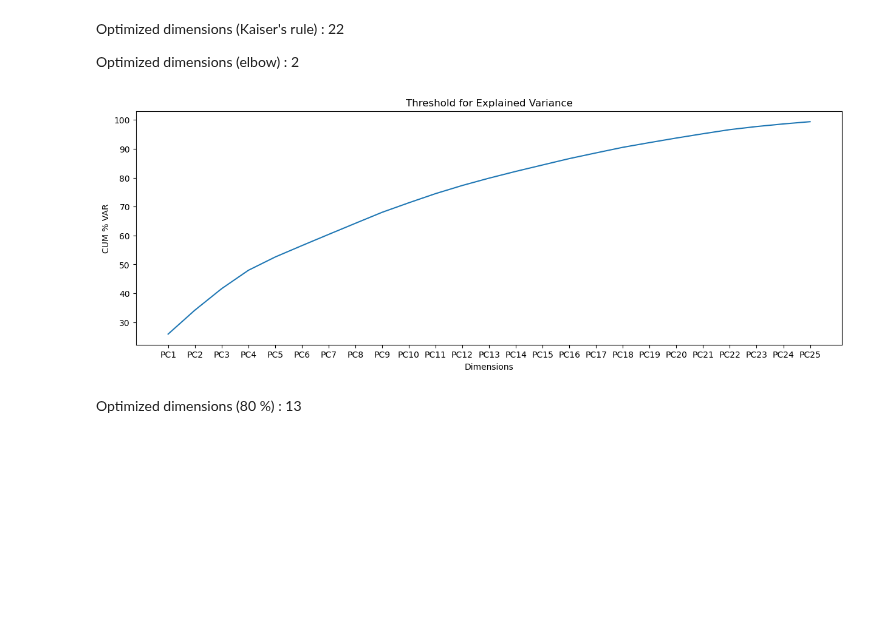
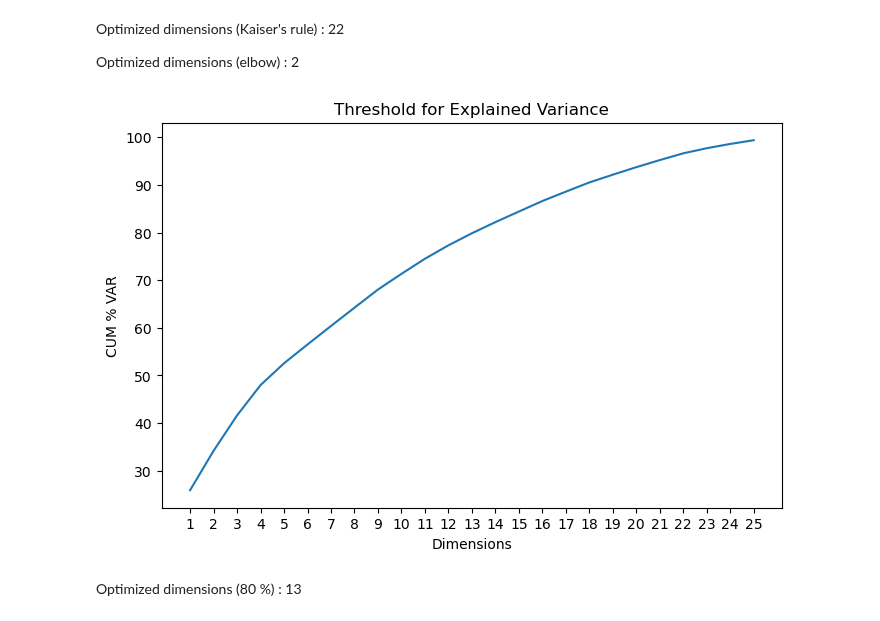
Before and after one commit to brusadelli-luca/customer-analysis, a Jupyter notebook: customer_analysis_features_eng.ipynb, the cells around one changed output. Drawn from its saved outputs; the diff is of its cells as text; code cells hidden in the pictures; blank space fills up the shorter version.

```diff
--- a/customer_analysis_features_eng.ipynb
+++ b/customer_analysis_features_eng.ipynb
@@ -114,7 +114,7 @@ X_n = pd.DataFrame(scaler.fit_transform(X), columns = X.columns)
 ### Dimension number optimization
 # %%
 pca = PCA(n_components = 25).fit(X_n)
-exp_var_ratio = round(pd.DataFrame(pca.explained_variance_ratio_, index=['PC' + str(o) for o in range(1, 26)]), 4) * 100
+exp_var_ratio = round(pd.DataFrame(pca.explained_variance_ratio_, index=[str(o) for o in range(1, 26)]), 4) * 100 #'PC' +
 exp_var_ratio.columns = ['% VAR']
 #exp_var_ratio
 # %%
@@ -147,16 +147,16 @@ Optimized dimensions (Kaiser's rule) : 22
 
 Optimized dimensions (elbow) : 2
 # %%
-plt.figure(figsize=(15, 5))
+plt.figure(figsize=(8, 5))
 
 plt.title('Threshold for Explained Variance')
 plt.plot(comp_opt['CUM % VAR'])
 plt.xlabel('Dimensions')
 plt.ylabel('CUM % VAR')
 
 plt.show()
 # %% [output]
-[figure, old version]
+[figure, new version]
 # %% [markdown]
 Optimized dimensions (80 %) : 13
 # %% [markdown]
```
Also changed, not shown: parts of 6 cells of this notebook, 1 other file.
